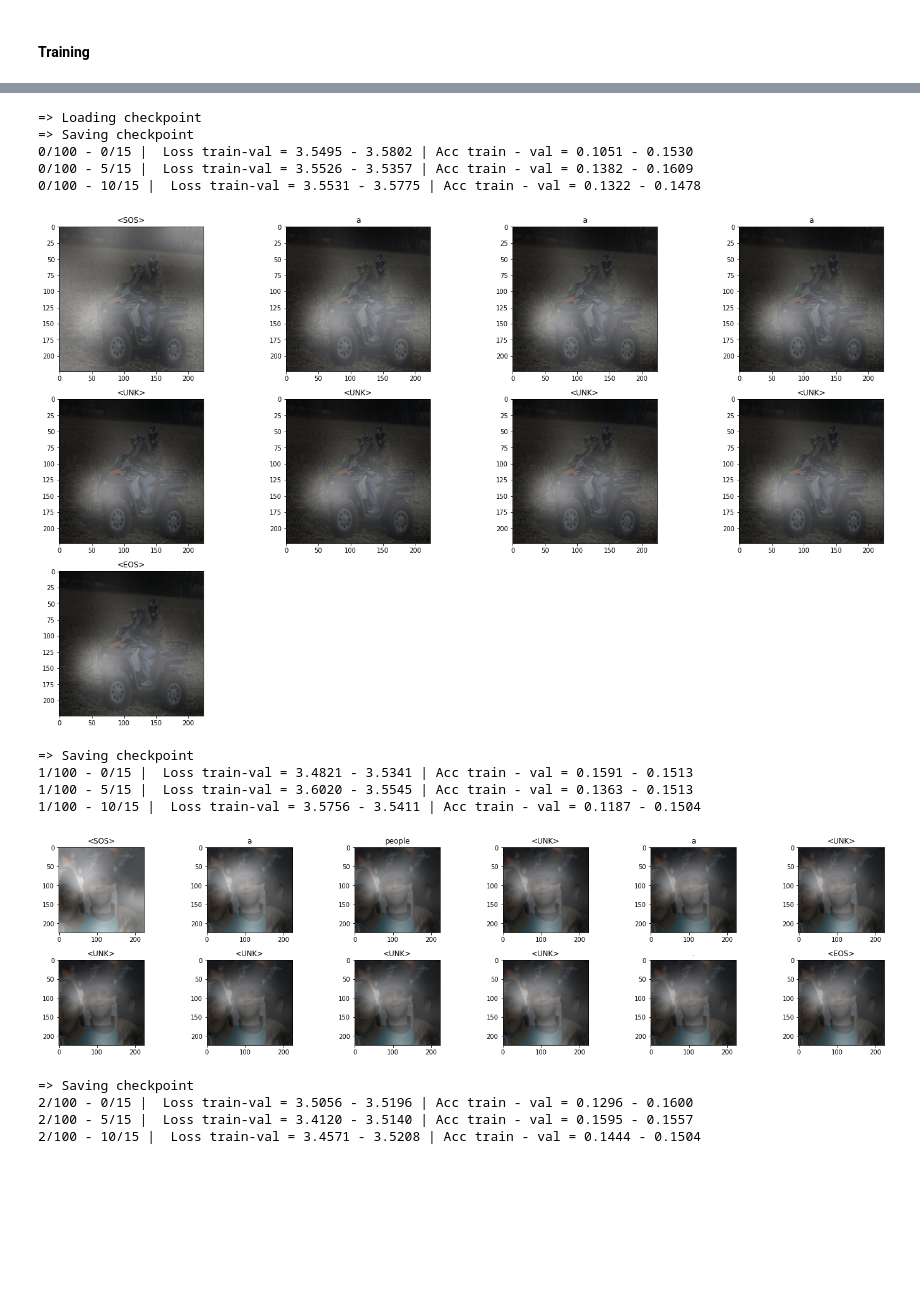
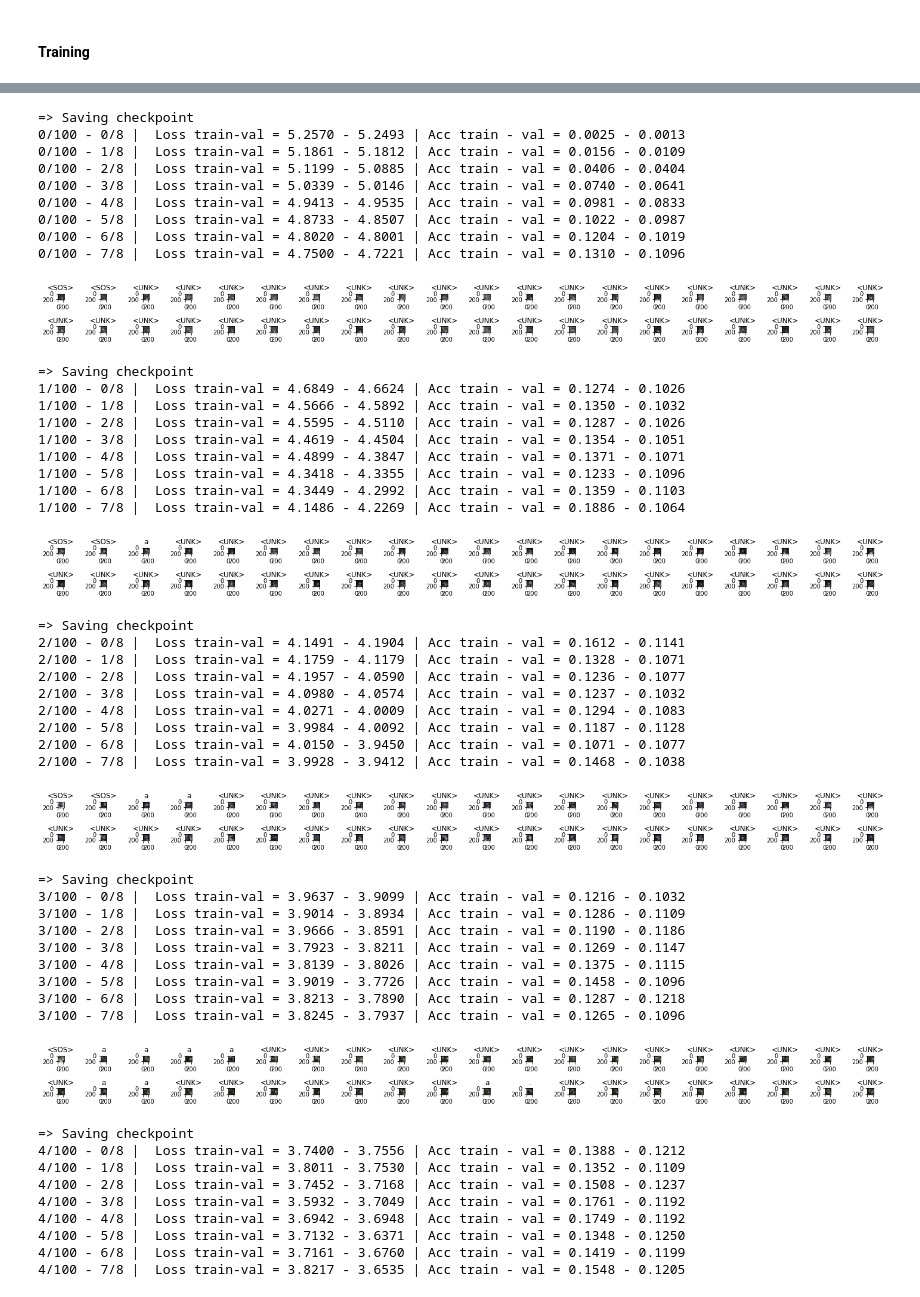
Before and after one commit to AminAlam/Image-Captioner, a Jupyter notebook: Image_Captioner.ipynb, the cells around one changed output, grey strips where cells are left out. Cells and saved outputs as stored; diff of their text form; code cells hidden in the pictures; blank space fills up the shorter version.

```diff
--- a/Image_Captioner.ipynb
+++ b/Image_Captioner.ipynb
@@ -42,7 +37,7 @@ Using device: cpu
 # %% [markdown]
 #### Loading Datas
 # %%
-spacy_eng = spacy.load("en")
+spacy_eng = spacy.load("en_core_web_sm")
 # %%
 class Vocabulary:
     def __init__(self, freq_threshold):
@@ -86,7 +81,7 @@ class FlickrDataset(Dataset):
     def __init__(self, root_dir, captions_file, transform=None, freq_threshold=5):
         self.root_dir = root_dir
 
-        self.df = pd.read_csv(captions_file, error_bad_lines=False, names=['image', 'caption'], header=None, sep='\t', nrows=1000)
+        self.df = pd.read_csv(captions_file, error_bad_lines=False, names=['image', 'caption'], header=None, sep='\t', nrows=512)
         self.transform = transform
         # Get img, caption columns
         self.df["image"] = self.df["image"].apply(lambda x: self.removeNumbers(x))
@@ -317,7 +326,7 @@ class CNNtoRNN(nn.Module):
 # %% [markdown]
 #### Training
 # %%
-model_save_dir = "/content/drive/My Drive/Courses/DeepLearning/HW03/Q03/Second_model.pth.tar"
+model_save_dir = "third_model.pth.tar"
 
 
 def save_checkpoint(state, filename=model_save_dir):
@@ -332,7 +341,7 @@ def load_checkpoint(checkpoint, model, optimizer):
 
 torch.backends.cudnn.benchmark = True
 device = torch.device("cuda" if torch.cuda.is_available() else "cpu")
-load_model = True
+load_model = False
 save_model = True
 train_CNN = False
 
@@ -343,7 +352,7 @@ embed_size = 256
 hidden_size = 256
 num_features = 2048
 num_layers = 1
-learning_rate = 3e-4
+learning_rate = 1e-4
 momentum = 0.9
 num_epochs = 100
 
@@ -358,12 +367,12 @@ transform = transforms.Compose([
                          (0.229, 0.224, 0.225))])
 
 train_loader, dataset_train, test_loader, dataset_test, dataset = get_loader(
-    root_folder="/content/drive/My Drive/Courses/DeepLearning/HW03/Q03/Datas/Flicker8k_Dataset",
-    annotation_file="/content/drive/My Drive/Courses/DeepLearning/HW03/Q03/Datas/Flickr8k.token.txt",
+    root_folder="Flicker8k_Dataset",
+    annotation_file="Flickr8k.token.txt",
     transform=transform,
-    num_workers=2,
+    num_workers=0,
     batch_size=batch_size,
-    train_test_ratio=0.95
+    train_test_ratio=0.9
 )
 vocab_size = len(dataset.vocab)
 
@@ -459,7 +470,7 @@ def train(print_every):
               stats = '{2}/{3} - {0}/{1} |  Loss train-val = {4:.4f} - {6:.4f} | Acc train - val = {5:.4f} - {7:.4f}'.format(
                     idx, num_itters, epoch, num_epochs, loss.item(), acc, loss_val, acc_val)
               print('\r' + stats)
-              write_log("/content/drive/My Drive/Courses/DeepLearning/HW03/Q03/Logs2.txt", stats)
+              write_log("Logs.txt", stats)
 
             step += 1
 
@@ -469,20 +480,54 @@ def train(print_every):
 
         plot_examples(imgs)
 # %%
-train(5)
+train(1)
 # %% [output]
-=> Loading checkpoint
 => Saving checkpoint
-0/100 - 0/15 |  Loss train-val = 3.5495 - 3.5802 | Acc train - val = 0.1051 - 0.1530
-0/100 - 5/15 |  Loss train-val = 3.5526 - 3.5357 | Acc train - val = 0.1382 - 0.1609
-0/100 - 10/15 |  Loss train-val = 3.5531 - 3.5775 | Acc train - val = 0.1322 - 0.1478
+0/100 - 0/8 |  Loss train-val = 5.2570 - 5.2493 | Acc train - val = 0.0025 - 0.0013
+0/100 - 1/8 |  Loss train-val = 5.1861 - 5.1812 | Acc train - val = 0.0156 - 0.0109
+0/100 - 2/8 |  Loss train-val = 5.1199 - 5.0885 | Acc train - val = 0.0406 - 0.0404
+0/100 - 3/8 |  Loss train-val = 5.0339 - 5.0146 | Acc train - val = 0.0740 - 0.0641
+0/100 - 4/8 |  Loss train-val = 4.9413 - 4.9535 | Acc train - val = 0.0981 - 0.0833
+0/100 - 5/8 |  Loss train-val = 4.8733 - 4.8507 | Acc train - val = 0.1022 - 0.0987
+0/100 - 6/8 |  Loss train-val = 4.8020 - 4.8001 | Acc train - val = 0.1204 - 0.1019
+0/100 - 7/8 |  Loss train-val = 4.7500 - 4.7221 | Acc train - val = 0.1310 - 0.1096
-[figure, old version]
+[figure, new version]
 => Saving checkpoint
-1/100 - 0/15 |  Loss train-val = 3.4821 - 3.5341 | Acc train - val = 0.1591 - 0.1513
-1/100 - 5/15 |  Loss train-val = 3.6020 - 3.5545 | Acc train - val = 0.1363 - 0.1513
-1/100 - 10/15 |  Loss train-val = 3.5756 - 3.5411 | Acc train - val = 0.1187 - 0.1504
+1/100 - 0/8 |  Loss train-val = 4.6849 - 4.6624 | Acc train - val = 0.1274 - 0.1026
+1/100 - 1/8 |  Loss train-val = 4.5666 - 4.5892 | Acc train - val = 0.1350 - 0.1032
+1/100 - 2/8 |  Loss train-val = 4.5595 - 4.5110 | Acc train - val = 0.1287 - 0.1026
+1/100 - 3/8 |  Loss train-val = 4.4619 - 4.4504 | Acc train - val = 0.1354 - 0.1051
+1/100 - 4/8 |  Loss train-val = 4.4899 - 4.3847 | Acc train - val = 0.1371 - 0.1071
+1/100 - 5/8 |  Loss train-val = 4.3418 - 4.3355 | Acc train - val = 0.1233 - 0.1096
+1/100 - 6/8 |  Loss train-val = 4.3449 - 4.2992 | Acc train - val = 0.1359 - 0.1103
+1/100 - 7/8 |  Loss train-val = 4.1486 - 4.2269 | Acc train - val = 0.1886 - 0.1064
-[figure, old version]
+[figure, new version]
 => Saving checkpoint
-2/100 - 0/15 |  Loss train-val = 3.5056 - 3.5196 | Acc train - val = 0.1296 - 0.1600
-2/100 - 5/15 |  Loss train-val = 3.4120 - 3.5140 | Acc train - val = 0.1595 - 0.1557
-2/100 - 10/15 |  Loss train-val = 3.4571 - 3.5208 | Acc train - val = 0.1444 - 0.1504
+2/100 - 0/8 |  Loss train-val = 4.1491 - 4.1904 | Acc train - val = 0.1612 - 0.1141
+2/100 - 1/8 |  Loss train-val = 4.1759 - 4.1179 | Acc train - val = 0.1328 - 0.1071
+2/100 - 2/8 |  Loss train-val = 4.1957 - 4.0590 | Acc train - val = 0.1236 - 0.1077
+2/100 - 3/8 |  Loss train-val = 4.0980 - 4.0574 | Acc train - val = 0.1237 - 0.1032
+2/100 - 4/8 |  Loss train-val = 4.0271 - 4.0009 | Acc train - val = 0.1294 - 0.1083
+2/100 - 5/8 |  Loss train-val = 3.9984 - 4.0092 | Acc train - val = 0.1187 - 0.1128
+2/100 - 6/8 |  Loss train-val = 4.0150 - 3.9450 | Acc train - val = 0.1071 - 0.1077
+2/100 - 7/8 |  Loss train-val = 3.9928 - 3.9412 | Acc train - val = 0.1468 - 0.1038
+[figure, added]
+=> Saving checkpoint
+3/100 - 0/8 |  Loss train-val = 3.9637 - 3.9099 | Acc train - val = 0.1216 - 0.1032
+3/100 - 1/8 |  Loss train-val = 3.9014 - 3.8934 | Acc train - val = 0.1286 - 0.1109
+3/100 - 2/8 |  Loss train-val = 3.9666 - 3.8591 | Acc train - val = 0.1190 - 0.1186
+3/100 - 3/8 |  Loss train-val = 3.7923 - 3.8211 | Acc train - val = 0.1269 - 0.1147
+3/100 - 4/8 |  Loss train-val = 3.8139 - 3.8026 | Acc train - val = 0.1375 - 0.1115
+3/100 - 5/8 |  Loss train-val = 3.9019 - 3.7726 | Acc train - val = 0.1458 - 0.1096
+3/100 - 6/8 |  Loss train-val = 3.8213 - 3.7890 | Acc train - val = 0.1287 - 0.1218
+3/100 - 7/8 |  Loss train-val = 3.8245 - 3.7937 | Acc train - val = 0.1265 - 0.1096
+[figure, added]
+=> Saving checkpoint
+4/100 - 0/8 |  Loss train-val = 3.7400 - 3.7556 | Acc train - val = 0.1388 - 0.1212
+4/100 - 1/8 |  Loss train-val = 3.8011 - 3.7530 | Acc train - val = 0.1352 - 0.1109
+4/100 - 2/8 |  Loss train-val = 3.7452 - 3.7168 | Acc train - val = 0.1508 - 0.1237
+4/100 - 3/8 |  Loss train-val = 3.5932 - 3.7049 | Acc train - val = 0.1761 - 0.1192
+4/100 - 4/8 |  Loss train-val = 3.6942 - 3.6948 | Acc train - val = 0.1749 - 0.1192
+4/100 - 5/8 |  Loss train-val = 3.7132 - 3.6371 | Acc train - val = 0.1348 - 0.1250
+4/100 - 6/8 |  Loss train-val = 3.7161 - 3.6760 | Acc train - val = 0.1419 - 0.1199
+4/100 - 7/8 |  Loss train-val = 3.8217 - 3.6535 | Acc train - val = 0.1548 - 0.1205
```
Also changed, not shown: parts of 4 cells of this notebook.
